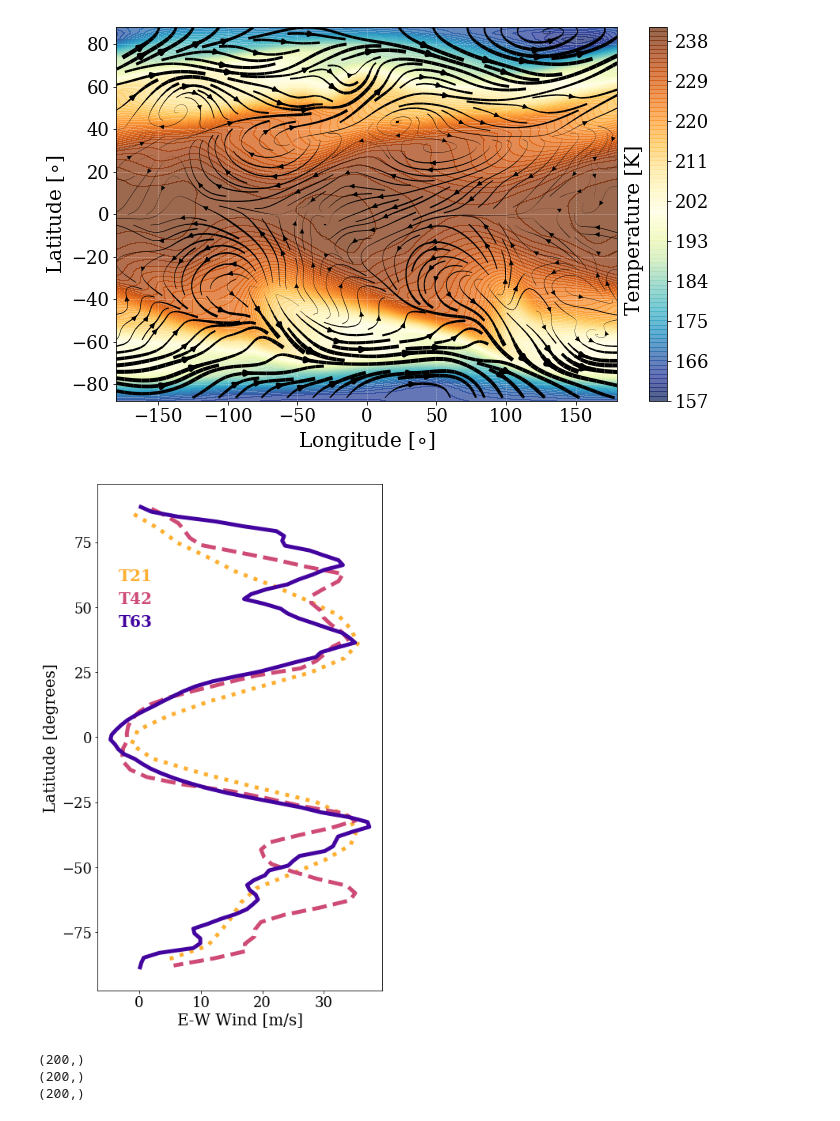
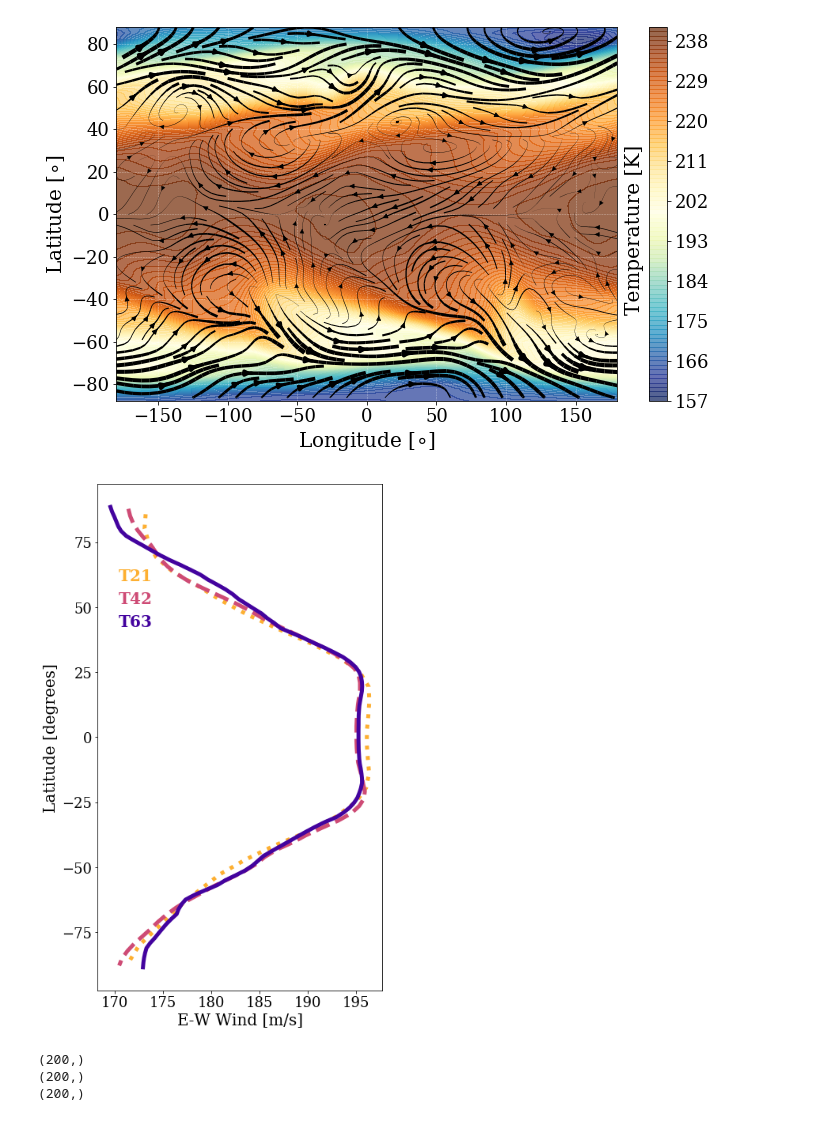
Before and after one commit to emily-rauscher/GCM_plots, a Jupyter notebook: PLOTS.ipynb, the cells around one changed output. Cells and saved outputs as stored; diff of their text form; code cells hidden in the pictures.

Commit message:
added comparison plots for T and V

```diff
--- a/PLOTS.ipynb
+++ b/PLOTS.ipynb
@@ -26,0 +1,10 @@ N_params:  6
+# %%
+from load_data import load_data
+
+path='Files/'
+
+LastOrbit_=False
+
+runname_t21,lon_arr_t21,lat_arr_t21,oom,surfp,p_BAR,data_26_t21,data_lo_t21=load_data(path,True)
+runname_t42,lon_arr_t42,lat_arr_t42,___,_____,_____,data_26_t42,data_lo_t42=load_data(path,True)
+runname_t63,lon_arr_t63,lat_arr_t63,___,_____,_____,data_26_t63,data_lo_t63=load_data(path,False)
@@ -158,40 +160,70 @@ matplotlib.rcParams.update(params)
 #      2=levs
 #      3=u wind
 #      4=v wind
 #      5=temps
-def lon_avg_wind(data_t21,data_t42,data_t63,lev,lats_t21,lats_t42,lats_t63):
-    data_u_t21=np.median(np.copy(data_t21[lev,:,:,3]),axis=0)
-    data_u_t42=np.median(np.copy(data_t42[lev,:,:,3]),axis=0)
-    data_u_t63=np.median(np.copy(data_t63[lev,:,:,3]),axis=0)
+def lon_avg_wind(plot,lev,lo,data_t21,data_t42,data_t63,lats_t21,lats_t42,lats_t63):
+    if plot==0: #TEMPERATURE
+        if lo==True:
+            ind=0
+        else:
+            ind=5
+    if plot==1:
+        if lo==True:
+            ind=1
+        else:
+            ind=3 # uwind
+    if plot==2:
+        if lo==True:
+            ind=2
+        else:
+            ind=4 # vwind
+
+    if lo==True:
+        data_t21=np.nanmedian(data_t21,axis=4)
+        data_t42=np.nanmedian(data_t42,axis=4)
+        data_t63=np.nanmedian(data_t63,axis=4)
+
+
+    data_u_t21=np.median(np.copy(data_t21[lev,:,:,ind]),axis=0)
+    data_u_t42=np.median(np.copy(data_t42[lev,:,:,ind]),axis=0)
+    data_u_t63=np.median(np.copy(data_t63[lev,:,:,ind]),axis=0)
 
     plt.figure(figsize=(6.25,10))
     plt.gcf().subplots_adjust(bottom=0.08,top=0.97,left=0.17,right=0.97)
 
     ncolor=40
     colors2 = plt.cm.plasma(np.linspace(0., 1, ncolor))
 
     plt.plot(data_u_t21,lats_t21,linewidth=5.0,linestyle=':',color=colors2[int(8*ncolor/10)])
     plt.plot(data_u_t42,lats_t42,linewidth=5.0,linestyle='--',color=colors2[int(ncolor/2)])
     plt.plot(data_u_t63,lats_t63,linewidth=5.0,linestyle='-',color=colors2[int(ncolor/10)])
 
     plt.figtext(0.23,0.80,'T21',fontsize=20,fontproperties=fontb,color=colors2[int(8*ncolor/10)])
     plt.figtext(0.23,0.76,'T42',fontsize=20,fontproperties=fontb,color=colors2[int(ncolor/2)])
     plt.figtext(0.23,0.72,'T63',fontsize=20,fontproperties=fontb,color=colors2[int(ncolor/10)])
 
     plt.ylabel('Latitude [degrees]',fontsize=20)
     plt.xlabel('E-W Wind [m/s]',fontsize=20)
 
     plt.yticks(fontsize=18,fontproperties=font)
     plt.xticks(fontsize=18,fontproperties=font)
 
-    plt.savefig('Earth_LongAvgWinds_ResComparison.pdf')
+    if plot==0:
+        plt.savefig('Earth_LongAvg_Temps_ResComparison.pdf')
+    if plot==1:
+        plt.savefig('Earth_LongAvg_UWinds_ResComparison.pdf')
+    if plot==2:
+        plt.savefig('Earth_LongAvg_VWinds_ResComparison.pdf')
+
     plt.show()
 
 
 lev=4
-test=lon_avg_wind(data_26_21,data_26_42,data_26_63,lev,lat_arr_21,lat_arr_42,lat_arr_63)
+plot=0              #0=temp, 1=U wind, 2=V wind, 3=streamplot
+lo=False            #last orbit average
+test=lon_avg_wind(plot,lev,lo,data_26_t21,data_26_t42,data_26_t63,lat_arr_t21,lat_arr_t42,lat_arr_t63)
 # %% [output]
-[figure, old version]
+[figure, new version]
 # %%
 ## Maybe you want a movie showing the last orbit....
 import numpy as np
```
Also changed, not shown: parts of 2 cells of this notebook.
